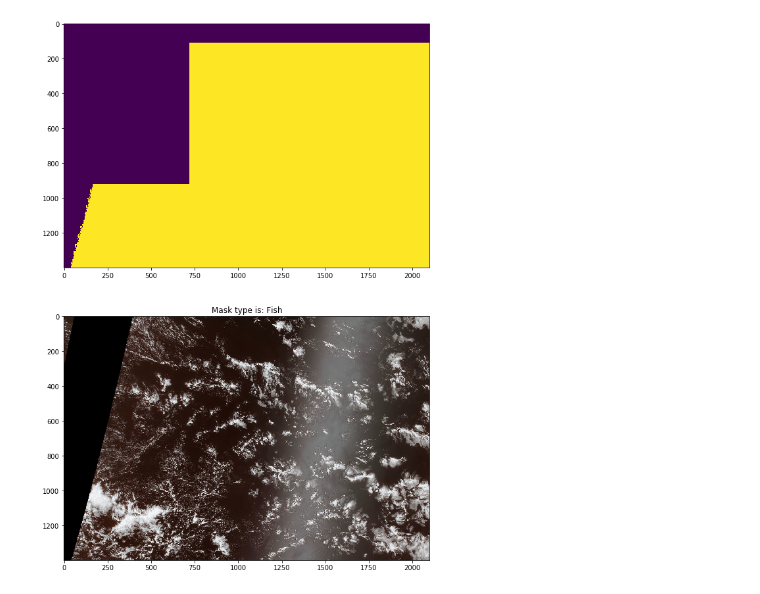
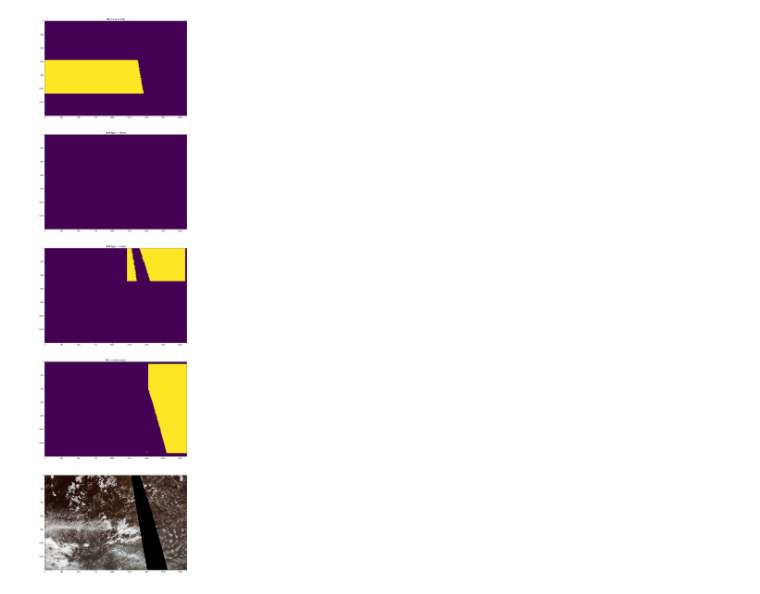
Before and after one commit to wkondrusiewicz/understanding_clouds, a Jupyter notebook: notebooks/show_masks.ipynb, the cells around one changed output. Saved outputs shown, nothing was run; the diff lists cells and outputs as text; code cells hidden in the pictures.

Commit message:
modify functions to accept multiple masks per img

```diff
--- a/notebooks/show_masks.ipynb
+++ b/notebooks/show_masks.ipynb
@@ -5,6 +7,6 @@ from understanding_clouds.utils import show_mask, preproces_dataframe
 # %%
-data_location = '../../data'
+data_location = '../data'
 # %%
 df = pd.read_csv(os.path.join(data_location, 'train.csv'))
 # %%
-df = preproces_dataframe(df)
+df = preproces_dataframe_all_masks(df)
@@ -20,4 +13,6 @@ df.head()
 # %%
-show_mask(df, 100, os.path.join(data_location, 'train_images'))
+masks, img, labels = get_all_masks_and_img(df, 123, os.path.join(data_location, 'train_images'))
-# %% [output]
-[figure, removed]
+# %%
+show_masks_and_img(masks, img, labels)
+# %% [output]
+[figure, added]
```
Also changed, not shown: parts of 2 cells of this notebook, 2 other files.
